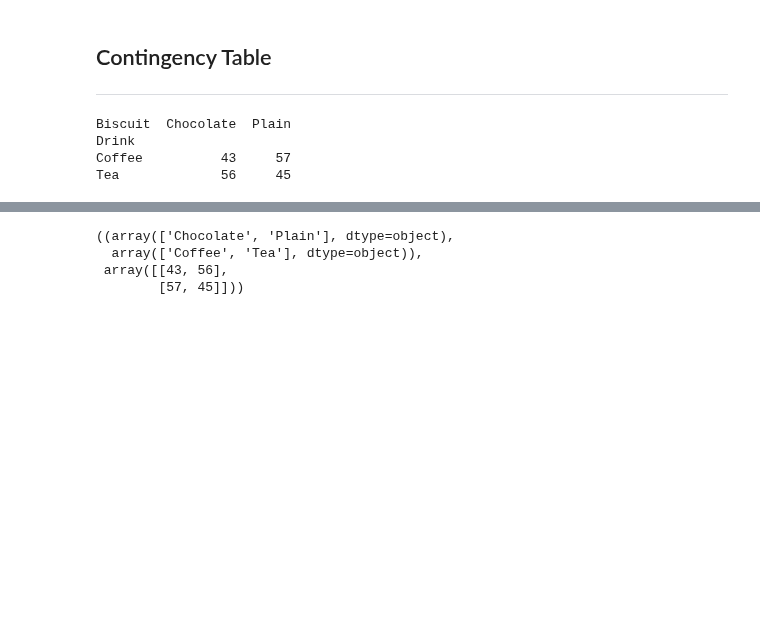
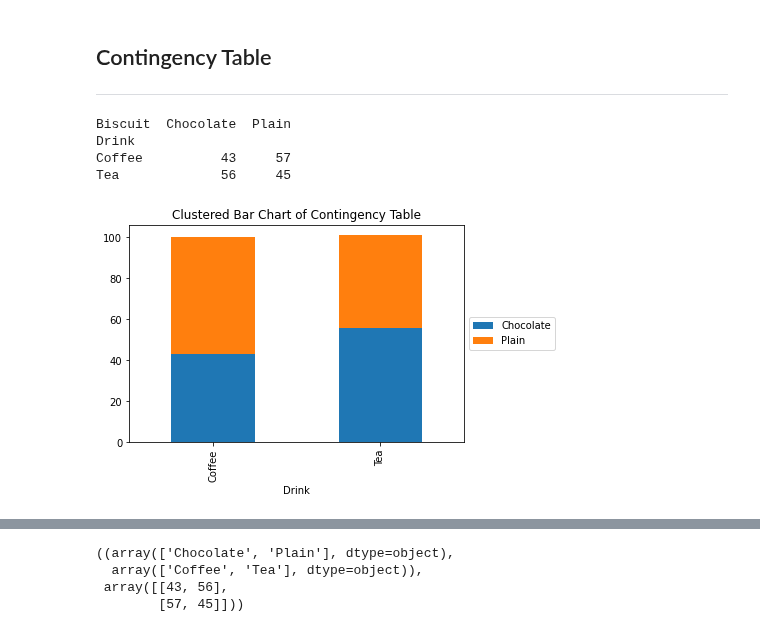
Before and after one commit to KenLin765/machine-learning-and-statistics, a Jupyter notebook: tasks.ipynb, the cells around one changed output, grey strips where cells are left out. Cells and saved outputs as stored; diff of their text form; code cells hidden in the pictures; blank space fills up the shorter version.

Commit message:
added more info to question 2, including graphs

```diff
--- a/tasks.ipynb
+++ b/tasks.ipynb
@@ -279,3 +287,10 @@ Biscuit  Chocolate  Plain
 Drink
 Coffee          43     57
 Tea             56     45
+# %%
+contingency_table.plot(kind='bar', stacked=True)
+plt.title('Clustered Bar Chart of Contingency Table')
+plt.legend(loc='center left', bbox_to_anchor=(1.0, 0.5))  # Place legend to the right
+plt.show()
+# %% [output]
+[figure, added]
```
Also changed, not shown: parts of 7 cells of this notebook.
